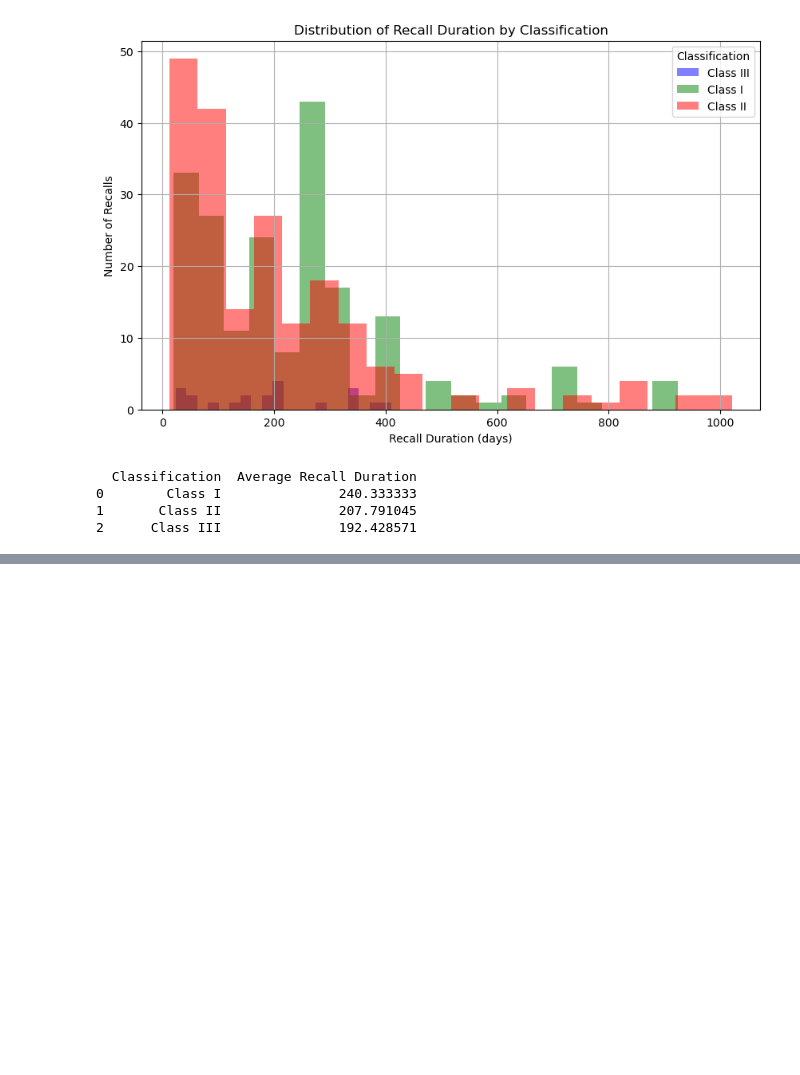
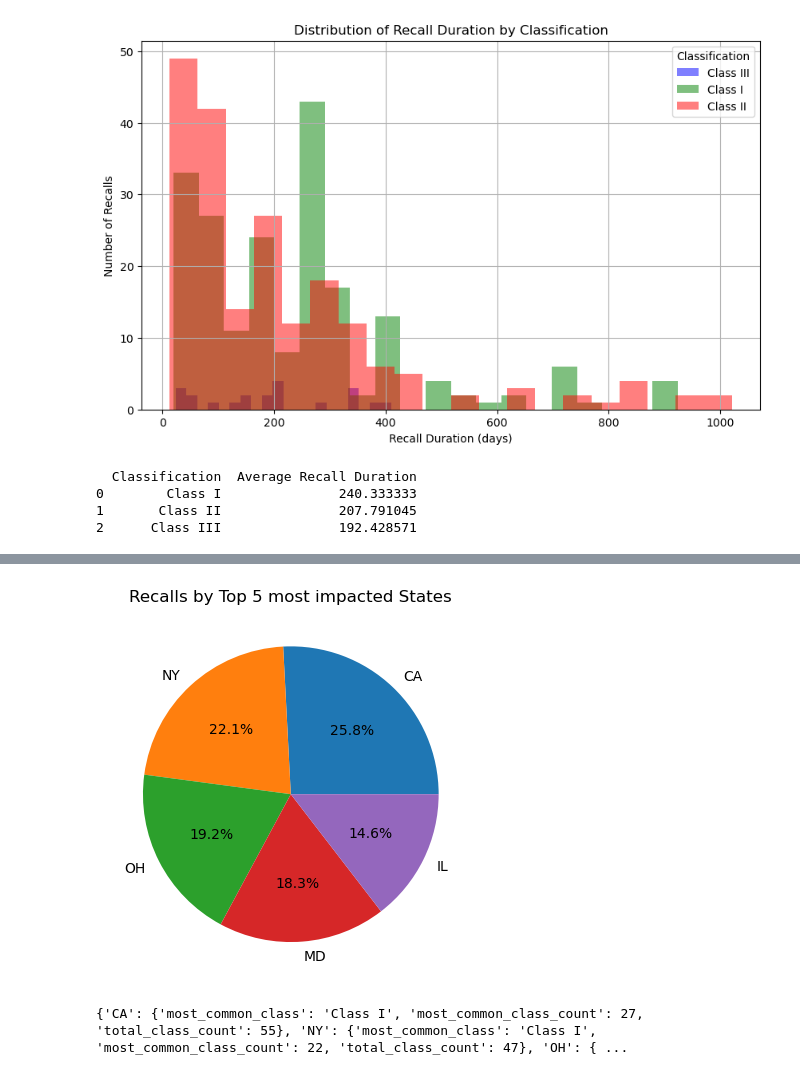
Before and after one commit to galvan0806/project_1_recalls, a Jupyter notebook: FDARecall.ipynb, the cells around one changed output, grey strips where cells are left out. Drawn from its saved outputs; the diff is of its cells as text; code cells hidden in the pictures; blank space fills up the shorter version.

```diff
--- a/FDARecall.ipynb
+++ b/FDARecall.ipynb
@@ -178,12 +179,6 @@ plt.show()
 # %% [output]
 [figure]
 # %%
-# Load the dataset
-clean_df = pd.read_csv('output_data/fda_food_enforcement_data.csv')
-
-# Convert report_date to datetime format
-clean_df['report_date'] = pd.to_datetime(clean_df['report_date'], format='%Y%m%d')
-
 # Group by year and classification, then count the number of recalls
 recall_trends_yearly = df.groupby([df['report_date'].dt.year, 'classification']).size().unstack(fill_value=0)
 recall_trends_yearly
@@ -279,0 +309,11 @@ print(average_recall_duration_df)
+# %%
+# Get the count of recalls for each state
+state_counts = clean_df['State'].value_counts()
+
+
+print(state_counts)
+
+# The top 5 most impacted states
+most_impacted_states = state_counts.head(5).index.tolist()
+
+print(most_impacted_states)
@@ -279,0 +338,47 @@ print(average_recall_duration_df)
+# %%
+# Get the top 5 most impacted states
+top_states = most_impacted_states[:5]
+
+# Get the count of recalls for each state
+state_counts = clean_df['State'].value_counts()
+
+# Filter the state counts for the top 5 states
+top_state_counts = state_counts[state_counts.index.isin(top_states)]
+
+# Plot
+plt.pie(top_state_counts, labels=top_states, autopct='%1.1f%%')
+plt.title('Recalls by Top 5 most impacted States')
+plt.show()
+# %% [output]
+[figure, added]
+# %%
+## Most Prevelant Classes in Top 5 Recall States
+
+most_prevalent_classes = {}
+
+# Loop through each state in most_impacted_states
+for state in most_impacted_states:
+    # Filter the DataFrame for the current state
+    state_df = clean_df[clean_df['State'] == state]
+
+    # Get the counts of each class in the current state
+    class_counts = state_df['Classification'].value_counts()
+
+    # Find the most common class and its count
+    most_common_class = class_counts.idxmax()
+    most_common_class_count = class_counts.max()
+
+    # Calculate the total count of all classes
+    total_class_count = class_counts.sum()
+
+
+    most_prevalent_classes[state] = {
+        'most_common_class': most_common_class,
+        'most_common_class_count': most_common_class_count,
+        'total_class_count': total_class_count
+    }
+
+
+print(most_prevalent_classes)
+# %% [output]
+{'CA': {'most_common_class': 'Class I', 'most_common_class_count': 27, 'total_class_count': 55}, 'NY': {'most_common_class': 'Class I', 'most_common_class_count': 22, 'total_class_count': 47}, 'OH': { ...
```
Also changed, not shown: parts of 8 cells of this notebook.
